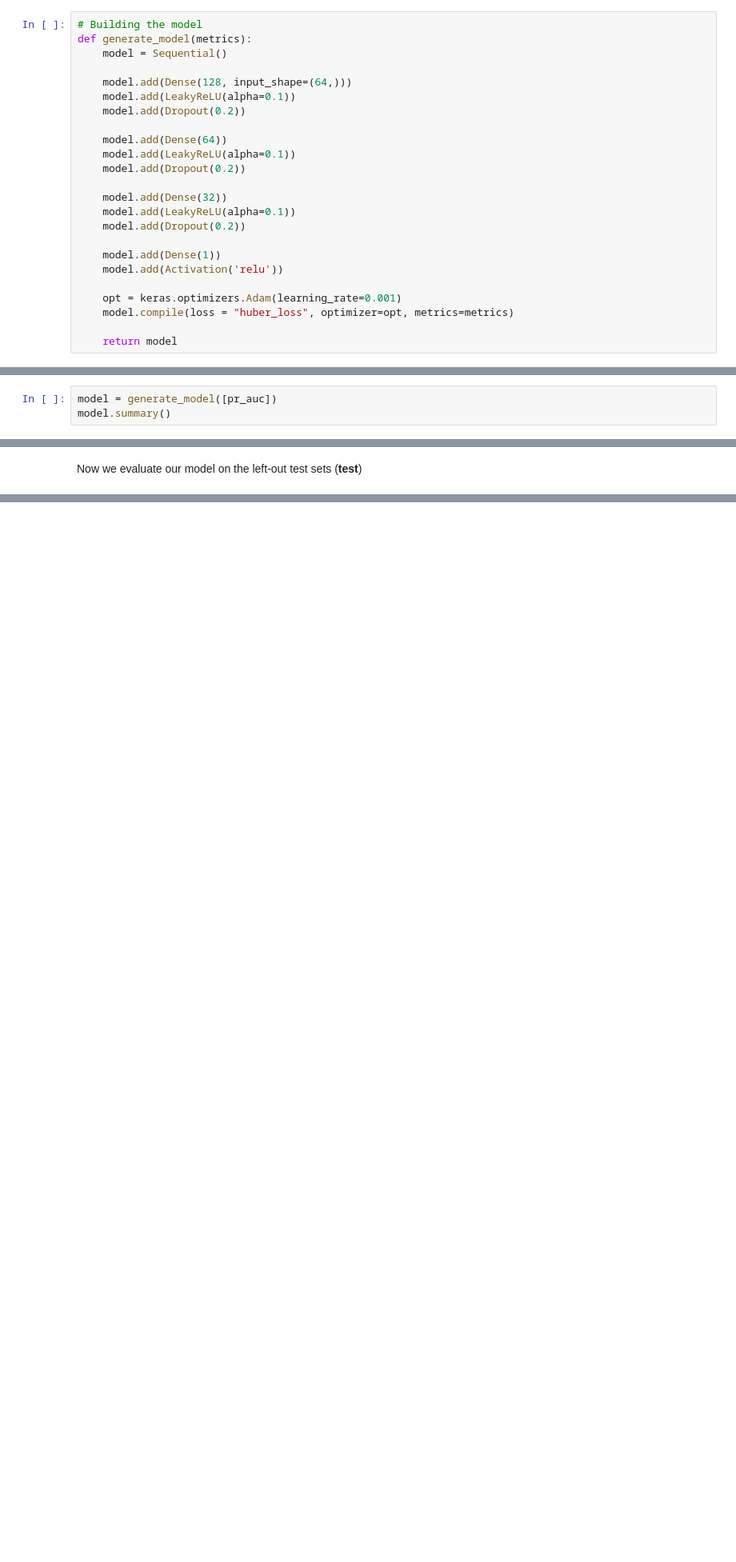
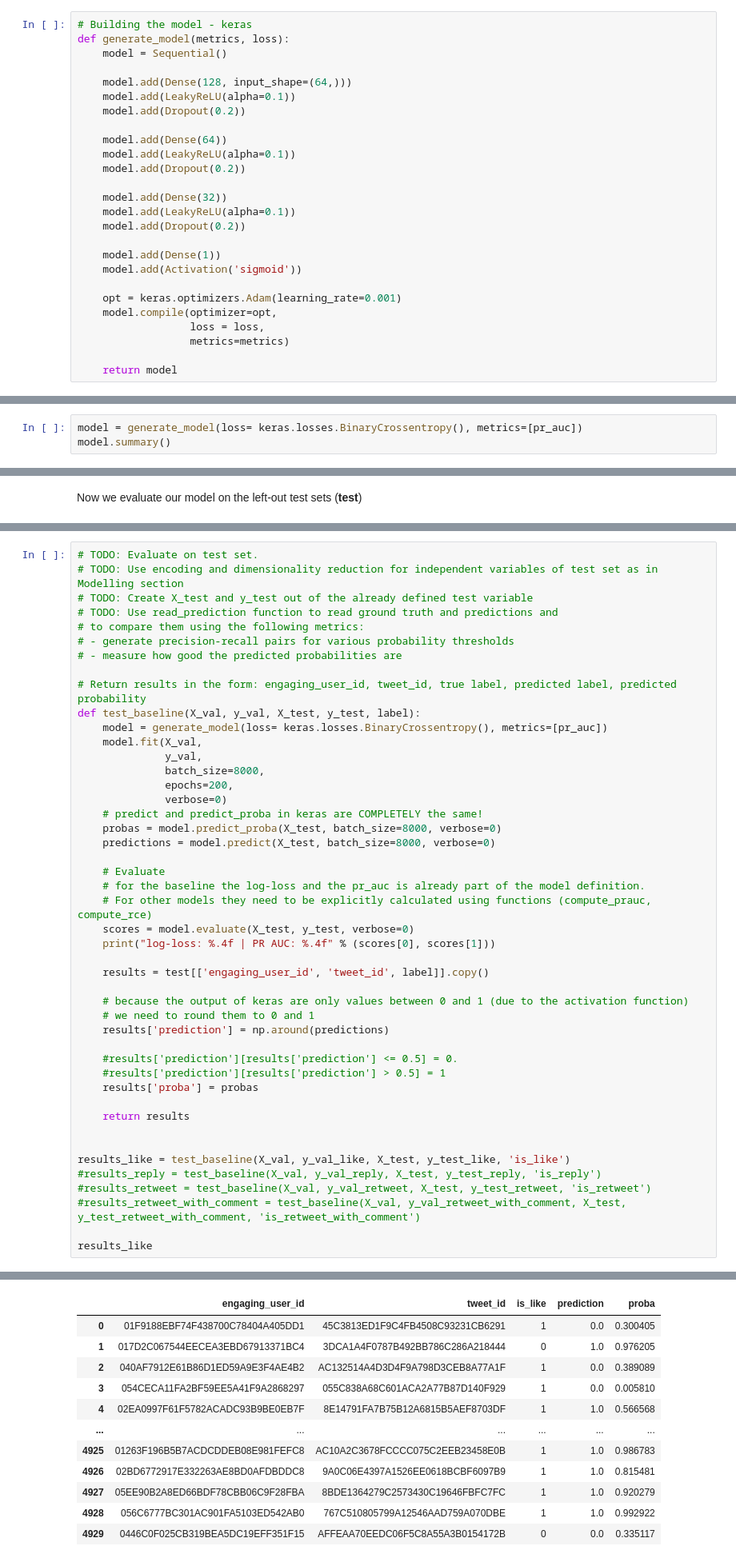
Before and after one commit to omgwenxx/recsys20, a Jupyter notebook: code/process.ipynb, the cells around one changed output, grey strips where cells are left out. Shown at 80% size. Cells and saved outputs as stored; diff of their text form; blank space fills up the shorter version.

Commit message:
Evaluation for Baseline completed. Encoded and reduced dimensionality of test set so that it complies to the one in the valiadtion

```diff
--- a/code/process.ipynb
+++ b/code/process.ipynb
@@ -1028,8 +1073,8 @@ y_val_retweet_with_comment = train['is_retweet_with_comment']
 Implement the neural network approach described in the challenge paper: https://arxiv.org/abs/2004.13715.
 This Baseline will be used in the evaluation phase to compare our Naive Bayes and Multivariate Regression approaches to it.
 # %%
-# Building the model
-def generate_model(metrics):
+# Building the model - keras
+def generate_model(metrics, loss):
     model = Sequential()
 
     model.add(Dense(128, input_shape=(64,)))
@@ -1045,9 +1090,11 @@ def generate_model(metrics):
     model.add(Dropout(0.2))
 
     model.add(Dense(1))
-    model.add(Activation('relu'))
+    model.add(Activation('sigmoid'))
 
     opt = keras.optimizers.Adam(learning_rate=0.001)
-    model.compile(loss = "huber_loss", optimizer=opt, metrics=metrics)
+    model.compile(optimizer=opt,
+                  loss = loss,
+                  metrics=metrics)
 
     return model
@@ -1112,6 +1182,6 @@ def pr_auc(y_true, y_pred):
 # %% [markdown]
 First we print a summary and evaluate the model fit (**validation**) on a training data set using cross-validation.
 # %%
-model = generate_model([pr_auc])
+model = generate_model(loss= keras.losses.BinaryCrossentropy(), metrics=[pr_auc])
 model.summary()
 # %% [output]
@@ -1202,0 +1267,47 @@ Now we evaluate our model on the left-out test sets (**test**)
+# %%
+# TODO: Evaluate on test set.
+# TODO: Use encoding and dimensionality reduction for independent variables of test set as in Modelling section
+# TODO: Create X_test and y_test out of the already defined test variable
+# TODO: Use read_prediction function to read ground truth and predictions and
+# to compare them using the following metrics:
+# - generate precision-recall pairs for various probability thresholds
+# - measure how good the predicted probabilities are
+
+# Return results in the form: engaging_user_id, tweet_id, true label, predicted label, predicted probability
+def test_baseline(X_val, y_val, X_test, y_test, label):
+    model = generate_model(loss= keras.losses.BinaryCrossentropy(), metrics=[pr_auc])
+    model.fit(X_val,
+              y_val,
+              batch_size=8000,
+              epochs=200,
+              verbose=0)
+    # predict and predict_proba in keras are COMPLETELY the same!
+    probas = model.predict_proba(X_test, batch_size=8000, verbose=0)
+    predictions = model.predict(X_test, batch_size=8000, verbose=0)
+
+    # Evaluate
+    # for the baseline the log-loss and the pr_auc is already part of the model definition.
+    # For other models they need to be explicitly calculated using functions (compute_prauc, compute_rce)
+    scores = model.evaluate(X_test, y_test, verbose=0)
+    print("log-loss: %.4f | PR AUC: %.4f" % (scores[0], scores[1]))
+
+    results = test[['engaging_user_id', 'tweet_id', label]].copy()
+
+    # because the output of keras are only values between 0 and 1 (due to the activation function)
+    # we need to round them to 0 and 1
+    results['prediction'] = np.around(predictions)
+
+    #results['prediction'][results['prediction'] <= 0.5] = 0.
+    #results['prediction'][results['prediction'] > 0.5] = 1
+    results['proba'] = probas
+
+    return results
+
+
+results_like = test_baseline(X_val, y_val_like, X_test, y_test_like, 'is_like')
+#results_reply = test_baseline(X_val, y_val_reply, X_test, y_test_reply, 'is_reply')
+#results_retweet = test_baseline(X_val, y_val_retweet, X_test, y_test_retweet, 'is_retweet')
+#results_retweet_with_comment = test_baseline(X_val, y_val_retweet_with_comment, X_test, y_test_retweet_with_comment, 'is_retweet_with_comment')
+
+results_like
+# %% [output]
@@ -1202,0 +1315,12 @@ Now we evaluate our model on the left-out test sets (**test**)
+|  | engaging_user_id | tweet_id | is_like | prediction | proba |
+| 0 | 01F9188EBF74F438700C78404A405DD1 | 45C3813ED1F9C4FB4508C93231CB6291 | 1 | 0.0 | 0.300405 |
+| 1 | 017D2C067544EECEA3EBD67913371BC4 | 3DCA1A4F0787B492BB786C286A218444 | 0 | 1.0 | 0.976205 |
+| 2 | 040AF7912E61B86D1ED59A9E3F4AE4B2 | AC132514A4D3D4F9A798D3CEB8A77A1F | 1 | 0.0 | 0.389089 |
+| 3 | 054CECA11FA2BF59EE5A41F9A2868297 | 055C838A68C601ACA2A77B87D140F929 | 1 | 0.0 | 0.005810 |
+| 4 | 02EA0997F61F5782ACADC93B9BE0EB7F | 8E14791FA7B75B12A6815B5AEF8703DF | 1 | 1.0 | 0.566568 |
+| ... | ... | ... | ... | ... | ... |
+| 4925 | 01263F196B5B7ACDCDDEB08E981FEFC8 | AC10A2C3678FCCCC075C2EEB23458E0B | 1 | 1.0 | 0.986783 |
+| 4926 | 02BD6772917E332263AE8BD0AFDBDDC8 | 9A0C06E4397A1526EE0618BCBF6097B9 | 1 | 1.0 | 0.815481 |
+| 4927 | 05EE90B2A8ED66BDF78CBB06C9F28FBA | 8BDE1364279C2573430C19646FBFC7FC | 1 | 1.0 | 0.920279 |
+| 4928 | 056C6777BC301AC901FA5103ED542AB0 | 767C510805799A12546AAD759A070DBE | 1 | 1.0 | 0.992922 |
+| 4929 | 0446C0F025CB319BEA5DC19EFF351F15 | AFFEAA70EEDC06F5C8A55A3B0154172B | 0 | 0.0 | 0.335117 |
```
Also changed, not shown: parts of 24 cells of this notebook, 1 other file.
